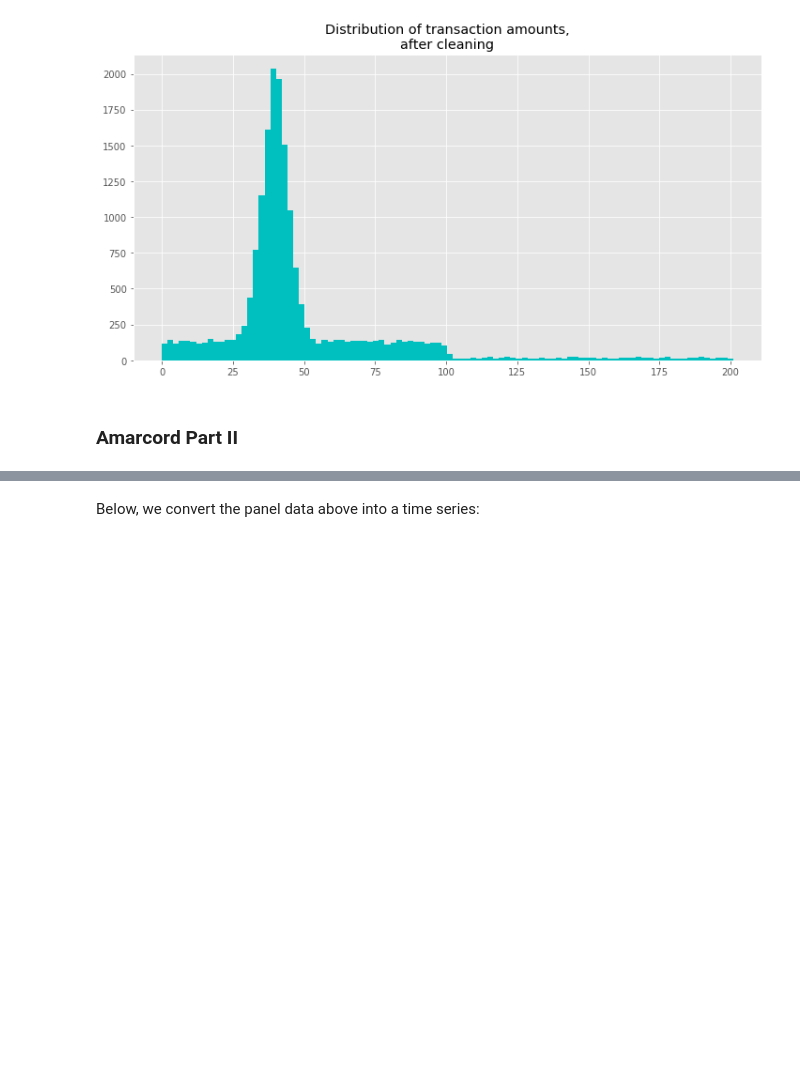
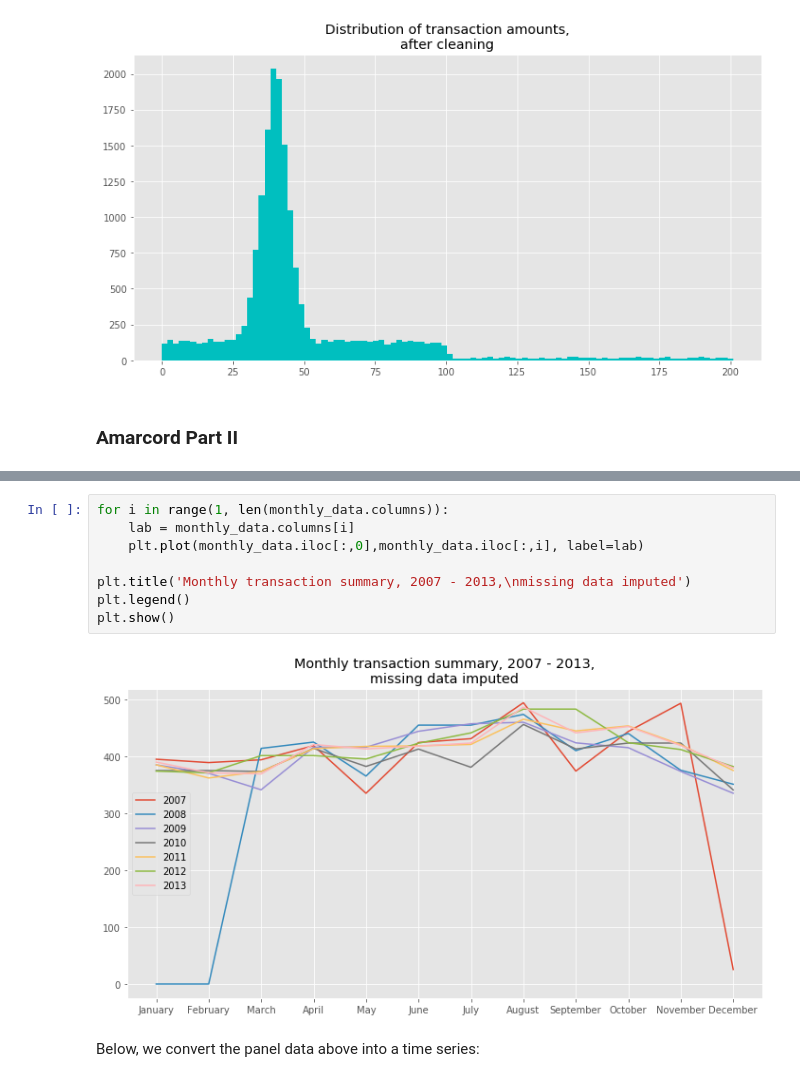
Before and after one commit to harizhisham/amarcord-1, a Jupyter notebook: local_amarcord_data_dd.ipynb, the cells around one changed output, grey strips where cells are left out. Saved outputs shown, nothing was run; the diff lists cells and outputs as text; blank space fills up the shorter version.

Commit message:
final final
included OLS lag_12, comprehensive RMSE % comparison, more charts

```diff
--- a/local_amarcord_data_dd.ipynb
+++ b/local_amarcord_data_dd.ipynb
@@ -198,3 +207,13 @@ monthly_data
+# %%
+for i in range(1, len(monthly_data.columns)):
+    lab = monthly_data.columns[i]
+    plt.plot(monthly_data.iloc[:,0],monthly_data.iloc[:,i], label=lab)
+
+plt.title('Monthly transaction summary, 2007 - 2013,\nmissing data imputed')
+plt.legend()
+plt.show()
+# %% [output]
+[figure, added]
 # %% [markdown]
 Below, we convert the panel data above into a time series:
 # %%
```
Also changed, not shown: parts of 48 cells of this notebook.
